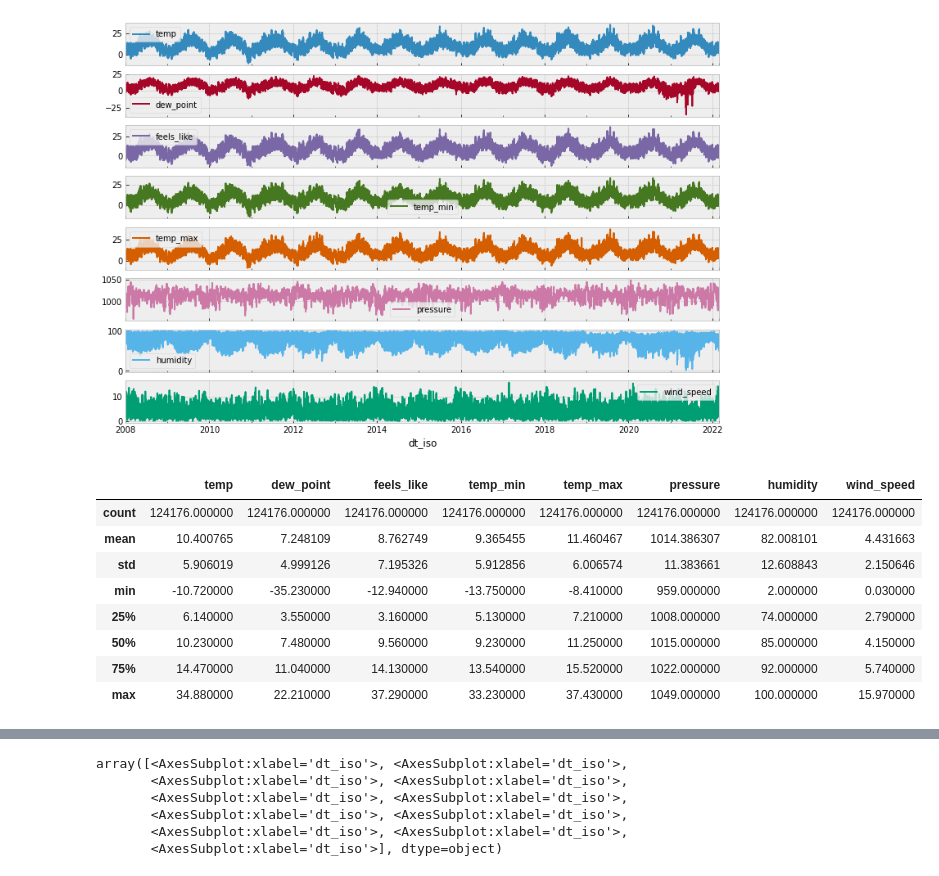
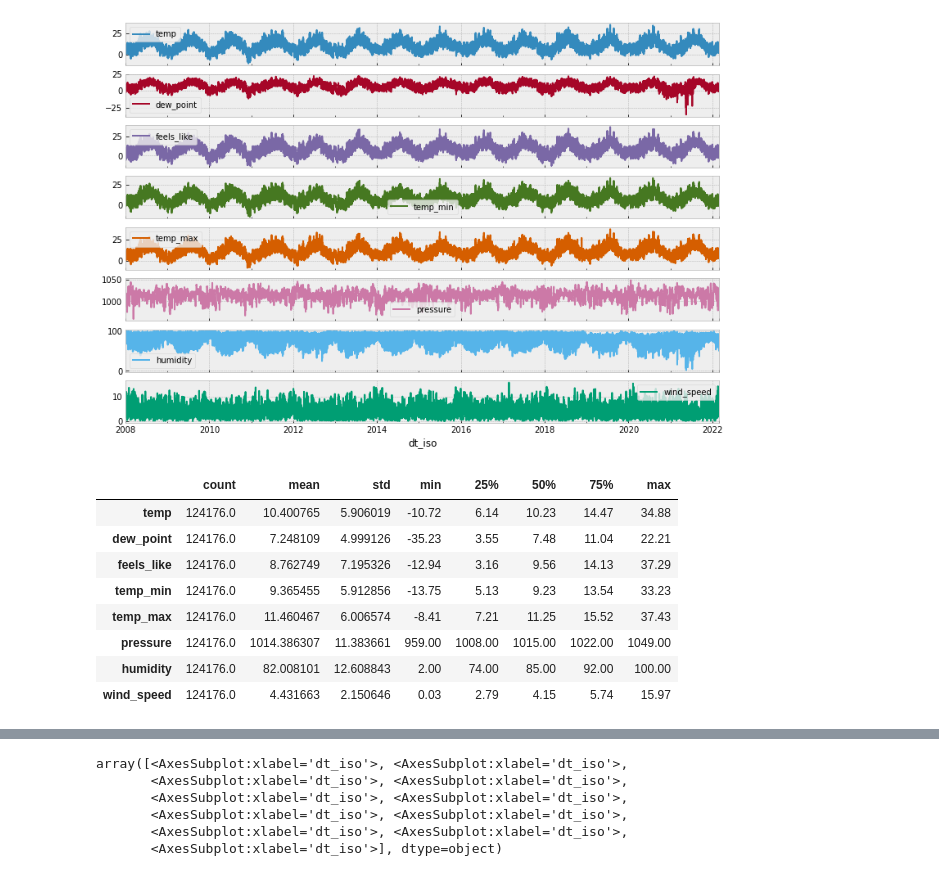
Before and after one commit to UsmanKolo/Master_Thesis, a Jupyter notebook: Notebooks/WeatherEDA.ipynb, the cells around one changed output, grey strips where cells are left out. Saved outputs shown, nothing was run; the diff lists cells and outputs as text; code cells hidden in the pictures.

```diff
--- a/Notebooks/WeatherEDA.ipynb
+++ b/Notebooks/WeatherEDA.ipynb
@@ -6,7 +6,7 @@ plt.style.use('bmh')
 import numpy as np
 
 
-data = pd.read_csv('Weather.csv', index_col=1, parse_dates=True)
+data = pd.read_csv('C:\\Users\\moham\\OneDrive - De Montfort University\\Final Project\\Master_Thesis\\Dataset\\Weather.csv', index_col=1, parse_dates=True)
 
 data.tail()
 # %% [output]
@@ -89,17 +149,17 @@ array([<AxesSubplot:xlabel='dt_iso'>, <AxesSubplot:xlabel='dt_iso'>,
       dtype=object)
 [figure]
 # %%
-data.describe()
+data.describe().transpose()
 # %% [output]
-|  | temp | dew_point | feels_like | temp_min | temp_max | pressure | humidity | wind_speed |
-| count | 124176.000000 | 124176.000000 | 124176.000000 | 124176.000000 | 124176.000000 | 124176.000000 | 124176.000000 | 124176.000000 |
-| mean | 10.400765 | 7.248109 | 8.762749 | 9.365455 | 11.460467 | 1014.386307 | 82.008101 | 4.431663 |
-| std | 5.906019 | 4.999126 | 7.195326 | 5.912856 | 6.006574 | 11.383661 | 12.608843 | 2.150646 |
-| min | -10.720000 | -35.230000 | -12.940000 | -13.750000 | -8.410000 | 959.000000 | 2.000000 | 0.030000 |
-| 25% | 6.140000 | 3.550000 | 3.160000 | 5.130000 | 7.210000 | 1008.000000 | 74.000000 | 2.790000 |
-| 50% | 10.230000 | 7.480000 | 9.560000 | 9.230000 | 11.250000 | 1015.000000 | 85.000000 | 4.150000 |
-| 75% | 14.470000 | 11.040000 | 14.130000 | 13.540000 | 15.520000 | 1022.000000 | 92.000000 | 5.740000 |
-| max | 34.880000 | 22.210000 | 37.290000 | 33.230000 | 37.430000 | 1049.000000 | 100.000000 | 15.970000 |
+|  | count | mean | std | min | 25% | 50% | 75% | max |
+| temp | 124176.0 | 10.400765 | 5.906019 | -10.72 | 6.14 | 10.23 | 14.47 | 34.88 |
+| dew_point | 124176.0 | 7.248109 | 4.999126 | -35.23 | 3.55 | 7.48 | 11.04 | 22.21 |
+| feels_like | 124176.0 | 8.762749 | 7.195326 | -12.94 | 3.16 | 9.56 | 14.13 | 37.29 |
+| temp_min | 124176.0 | 9.365455 | 5.912856 | -13.75 | 5.13 | 9.23 | 13.54 | 33.23 |
+| temp_max | 124176.0 | 11.460467 | 6.006574 | -8.41 | 7.21 | 11.25 | 15.52 | 37.43 |
+| pressure | 124176.0 | 1014.386307 | 11.383661 | 959.00 | 1008.00 | 1015.00 | 1022.00 | 1049.00 |
+| humidity | 124176.0 | 82.008101 | 12.608843 | 2.00 | 74.00 | 85.00 | 92.00 | 100.00 |
+| wind_speed | 124176.0 | 4.431663 | 2.150646 | 0.03 | 2.79 | 4.15 | 5.74 | 15.97 |
 # %%
 from sklearn.preprocessing import *
 
```
Also changed, not shown: parts of 17 cells of this notebook, 17 other files.
